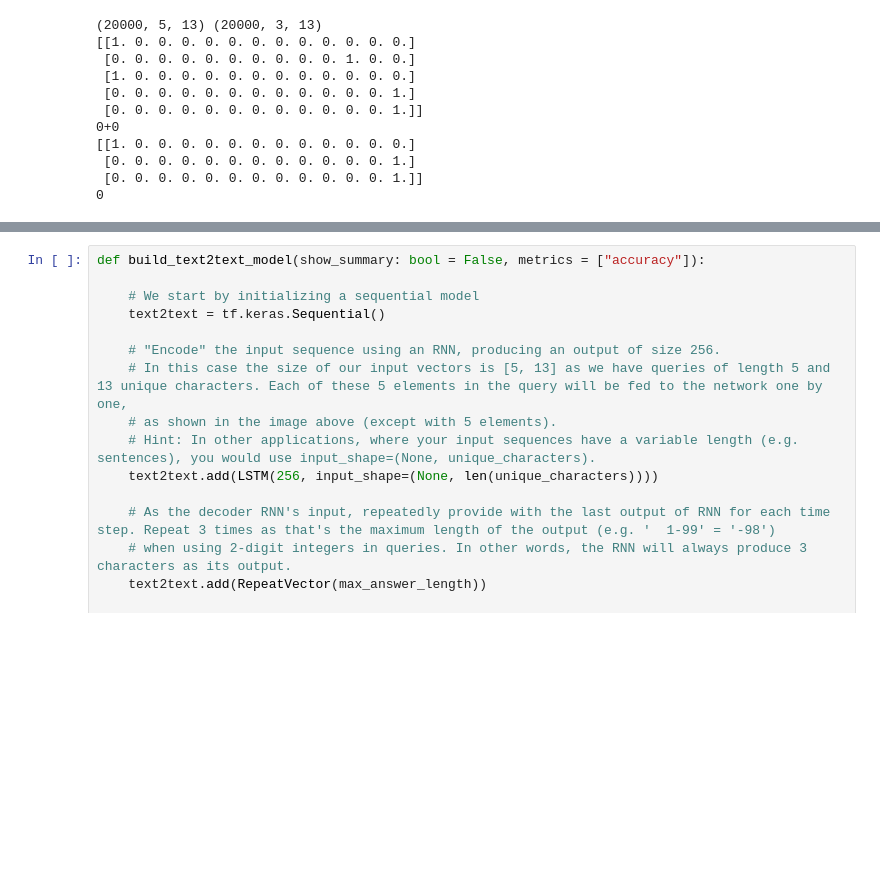
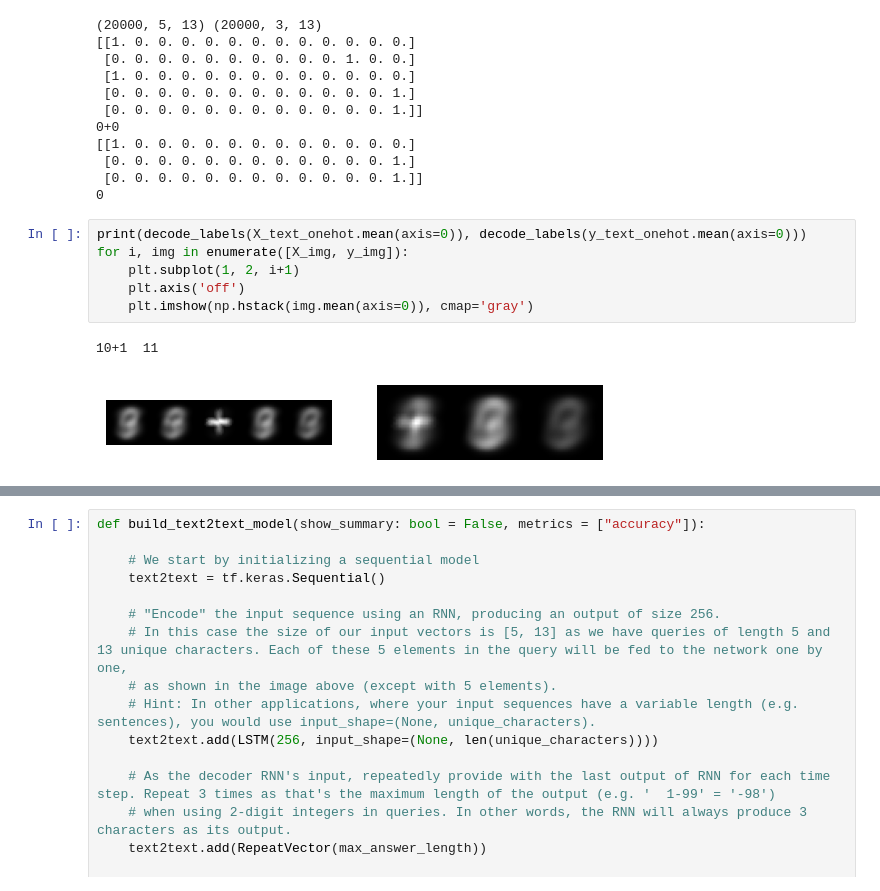
Before and after one commit to Spijkerberg/IDL-A2, a Jupyter notebook: individual_solns/A2_menno.ipynb, the cells around one changed output, grey strips where cells are left out. Cells and saved outputs as stored; diff of their text form; blank space fills up the shorter version.

Commit message:
Worked a bit on text2img

```diff
--- a/individual_solns/A2_menno.ipynb
+++ b/individual_solns/A2_menno.ipynb
@@ -292,6 +281,15 @@ print(X_text_onehot[0], decode_labels(X_text_onehot[0]), y_text_onehot[0], decod
  [0. 0. 0. 0. 0. 0. 0. 0. 0. 0. 0. 0. 1.]
  [0. 0. 0. 0. 0. 0. 0. 0. 0. 0. 0. 0. 1.]]
 0
+# %%
+print(decode_labels(X_text_onehot.mean(axis=0)), decode_labels(y_text_onehot.mean(axis=0)))
+for i, img in enumerate([X_img, y_img]):
+    plt.subplot(1, 2, i+1)
+    plt.axis('off')
+    plt.imshow(np.hstack(img.mean(axis=0)), cmap='gray')
+# %% [output]
+10+1  11
+[figure, added]
 # %% [markdown]
 ---
 ---
```
Also changed, not shown: parts of 8 cells of this notebook.
